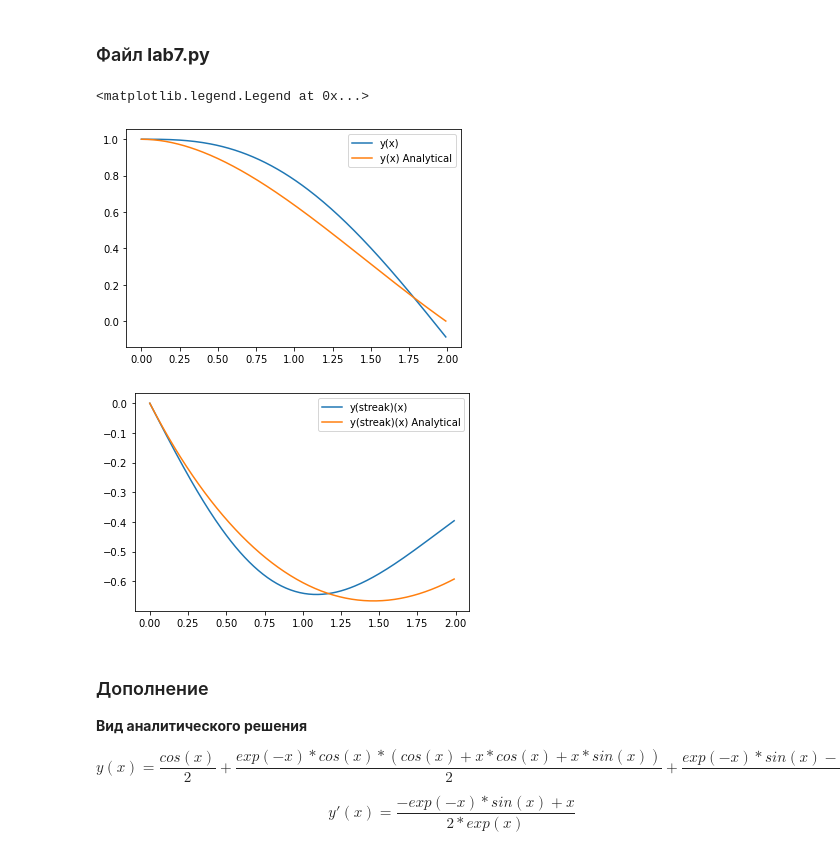
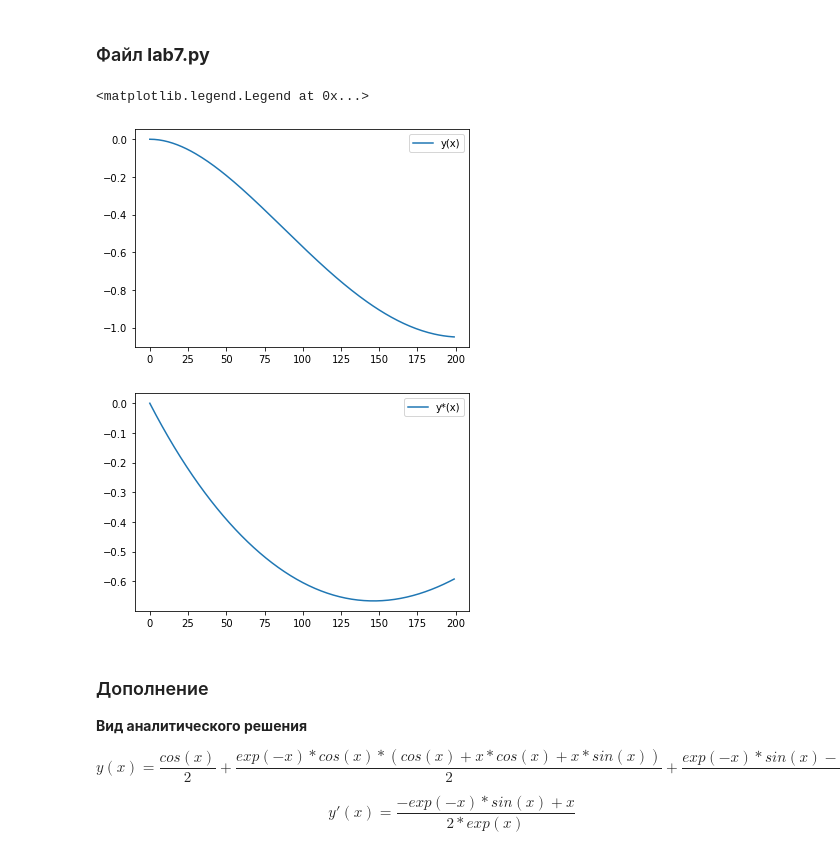
Before and after one commit to SAUSSSS/lab7, a Jupyter notebook: report.ipynb, the cells around one changed output. Cells and saved outputs as stored; diff of their text form; code cells hidden in the pictures.

```diff
--- a/report.ipynb
+++ b/report.ipynb
@@ -135,49 +143,42 @@ ax3.legend()
 # %%
 from scipy.integrate import odeint
 import numpy as np
 import matplotlib.pyplot as plt
 
 def f(u, x):
     y = u[0]
     z = u[1]
-    return [z, x*np.exp(-x) - y ]
+    return [z,(1-x)*np.exp(-x) - y]
 
 def ff(u, x):
-    y = u[1]
-    z = u[0]
-    return [z,-(x+1)*np.exp(-x) - y*x]
+    y = u[0]
+    z = u[1]
+    return [z,x*np.exp(-x) - y]
 
-#Аналитическое решение
-def analytical1(t):
-    return np.cos(t)/2 + (np.exp(-t) * np.cos(t) * (np.cos(t) + t * np.cos(t) + t * np.sin(t)))/2 + (np.exp(-t)*np.sin(t)*(np.sin(t)-t*np.cos(t)+t*np.sin(t)))/2;
-
-def analytical2(t):
-    return -(np.exp(t) * np.sin(t) + t) / (2 * np.exp(t))
 
 
 x = np.arange(0.0, 2.0, 0.01)
-y0 = [0.0, 1.0]
+y0 = [1.0, 0.0]
 y1 = [1.0, 0.0]
 
-solution1 = odeint(f, y0, x)    #встроенная функциия scipy
-solution2 = odeint(ff, y1, x)   #встроенная функциия scipy
+solution1 = odeint(f, y0, x)
+solution2 = odeint(ff, y1, x)
 
 fig1 = plt.figure()
 ax1 = fig1.add_subplot()
+
 fig2 = plt.figure()
 ax2 = fig2.add_subplot()
 
-ax1.plot(x,solution1[:,1], label = 'y(x)')
-ax1.plot(x,analytical1(x), label = 'y(x) Analytical')
+ax1.plot(solution1[:,1], label = 'y(x)')
 ax1.legend()
 
-ax2.plot(x,solution2[:,1], label = 'y(streak)(x)')
-ax2.plot(x,analytical2(x), label = 'y(streak)(x) Analytical')
+ax2.plot(solution2[:,1], label = 'y*(x)')
 ax2.legend()
 # %% [output]
 <matplotlib.legend.Legend at 0x...>
-[figure, old version]
+[figure, new version]
-[figure, old version]
+[figure, new version]
 # %% [markdown]
 ### Дополнение
 
```
Also changed, not shown: parts of 2 cells of this notebook, 4 other files.
